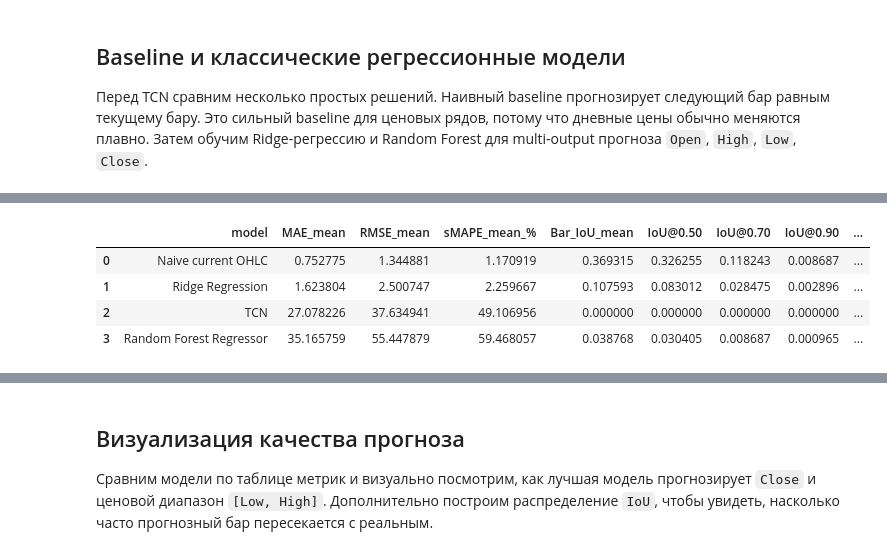
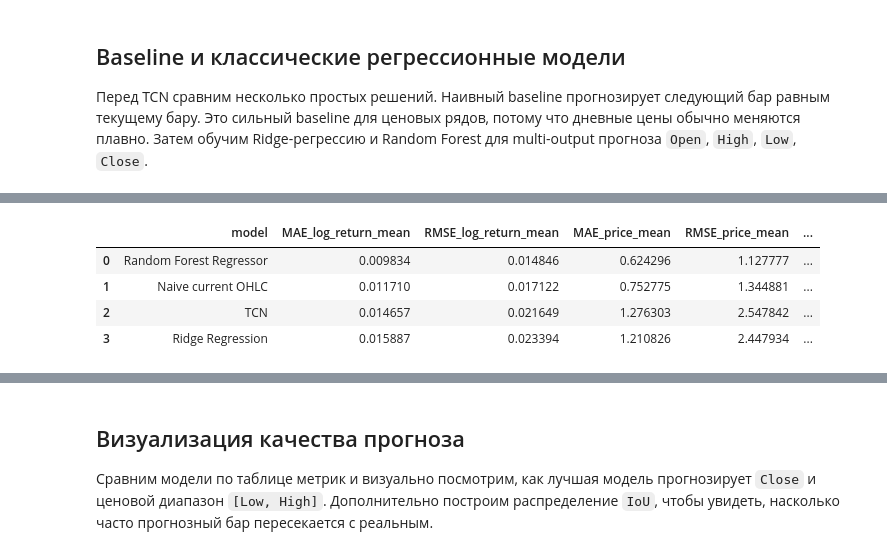
Before and after one commit to Jasintar/ml-project-2026, a Jupyter notebook: project-full.ipynb, the cells around one changed output, grey strips where cells are left out. Saved outputs shown, nothing was run; the diff lists cells and outputs as text; code cells hidden in the pictures.

```diff
--- a/project-full.ipynb
+++ b/project-full.ipynb
@@ -338,7 +340,7 @@ scikit-learn доступен в текущем kernel.
 from sklearn.compose import ColumnTransformer
 from sklearn.preprocessing import OneHotEncoder, StandardScaler
 
-feature_exclude_cols = ['Date'] + target_cols
+feature_exclude_cols = ['Date'] + target_cols + next_price_cols
 if 'Target' in reg_df.columns:
     feature_exclude_cols.append('Target')
 
@@ -346,7 +348,7 @@ X_tabular = reg_df.drop(columns=feature_exclude_cols)
 y_ohlc = reg_df[target_cols].copy()
 
 categorical_features = ['Day_of_Week', 'Month']
-binary_features = ['report_querter', 'report_year']
+binary_features = ['report_quarter', 'report_year']
 numeric_features = [
     col for col in X_tabular.columns
     if col not in categorical_features + binary_features
@@ -408,6 +410,7 @@ X_seq_test = X_seq_all[test_seq_mask]
 y_seq_test_scaled = y_seq_all[test_seq_mask]
 y_seq_test = target_scaler.inverse_transform(y_seq_test_scaled)
 seq_test_dates = reg_df['Date'].iloc[seq_row_idx[test_seq_mask]].reset_index(drop=True)
+seq_test_base_close = reg_df['Close'].iloc[seq_row_idx[test_seq_mask]].to_numpy()
 
 # Для локального запуска ограничиваем TCN последними окнами train-части.
 # Это сохраняет временную логику и не перегружает TensorFlow.
@@ -509,9 +524,12 @@ iou_by_model = {}
 
 # Сравниваем модели на одной и той же test-части после split_idx.
 y_test_values = y_test.values
+test_base_close = X_test_tab['Close'].to_numpy()
 
-naive_pred = X_test_tab[current_ohlc_cols].values
-naive_result, naive_pred_processed, naive_iou = evaluate_ohlc_forecast('Naive current OHLC', y_test_values, naive_pred)
+# Наивный прогноз: следующий бар равен текущему бару.
+# Так как таргеты теперь лог-доходности относительно Close, переводим текущий OHLC в log(OHLC / Close).
+naive_pred = np.log(X_test_tab[current_ohlc_cols].div(X_test_tab['Close'], axis=0)).values
+naive_result, naive_pred_processed, naive_iou = evaluate_ohlc_forecast('Naive current OHLC', y_test_values, naive_pred, test_base_close)
 regression_results.append(naive_result)
 predictions_by_model['Naive current OHLC'] = naive_pred_processed
 iou_by_model['Naive current OHLC'] = naive_iou
@@ -522,7 +540,7 @@ ridge_model = Pipeline(steps=[
 ])
 ridge_model.fit(X_train_tab, y_train)
 ridge_pred = ridge_model.predict(X_test_tab)
-ridge_result, ridge_pred_processed, ridge_iou = evaluate_ohlc_forecast('Ridge Regression', y_test_values, ridge_pred)
+ridge_result, ridge_pred_processed, ridge_iou = evaluate_ohlc_forecast('Ridge Regression', y_test_values, ridge_pred, test_base_close)
 regression_results.append(ridge_result)
 predictions_by_model['Ridge Regression'] = ridge_pred_processed
 iou_by_model['Ridge Regression'] = ridge_iou
@@ -539,11 +557,11 @@ rf_model = Pipeline(steps=[
 ])
 rf_model.fit(X_train_tab, y_train)
 rf_pred = rf_model.predict(X_test_tab)
-rf_result, rf_pred_processed, rf_iou = evaluate_ohlc_forecast('Random Forest Regressor', y_test_values, rf_pred)
+rf_result, rf_pred_processed, rf_iou = evaluate_ohlc_forecast('Random Forest Regressor', y_test_values, rf_pred, test_base_close)
 regression_results.append(rf_result)
 predictions_by_model['Random Forest Regressor'] = rf_pred_processed
 iou_by_model['Random Forest Regressor'] = rf_iou
 
-metrics_df = pd.DataFrame(regression_results).sort_values('MAE_mean').reset_index(drop=True)
+metrics_df = pd.DataFrame(regression_results).sort_values('MAE_log_return_mean').reset_index(drop=True)
 display(metrics_df)
 # %% [output]
@@ -558,6 +576,12 @@ TCN работает не с одной строкой, а с окном пос
 # %%
 import gc
+import os
+import time
 import importlib.util
+
+# TensorFlow GPU в текущем Windows-окружении подвисает на cuDNN.
+# Для стабильности принудительно запускаем TCN на CPU.
+os.environ['CUDA_VISIBLE_DEVICES'] = '-1'
 
 tensorflow_available = importlib.util.find_spec('tensorflow') is not None
 
@@ -565,7 +589,7 @@ if not tensorflow_available:
     print('TensorFlow не установлен в текущем Jupyter kernel.')
     print('TCN не будет обучена в этом запуске, но baseline-модели выше уже можно оценивать.')
     print('Чтобы запустить TCN, переключите kernel на Python 3.8, где TensorFlow доступен, или установите TensorFlow в совместимое окружение.')
-    metrics_df = pd.DataFrame(regression_results).sort_values('MAE_mean').reset_index(drop=True)
+    metrics_df = pd.DataFrame(regression_results).sort_values('MAE_log_return_mean').reset_index(drop=True)
     display(metrics_df)
 else:
     import tensorflow as tf
@@ -573,6 +597,12 @@ else:
 
     tf.keras.backend.clear_session()
     gc.collect()
+
+    try:
+        tf.config.set_visible_devices([], 'GPU')
+        print('TensorFlow GPU disabled: training TCN on CPU')
+    except RuntimeError:
+        print('GPU уже был инициализирован. Сделайте Restart Kernel, чтобы CPU-only режим применился корректно.')
 
     try:
         # Ограничиваем число потоков, чтобы TensorFlow не подвешивал локальное окружение.
@@ -639,7 +669,47 @@ else:
         return model
 
     tcn_model = build_tcn_model(input_shape=(X_tcn_train.shape[1], X_tcn_train.shape[2]))
+
+    print('X_tcn_train shape:', X_tcn_train.shape)
+    print('y_tcn_train shape:', y_tcn_train.shape)
+    print('X_tcn_val shape:', X_tcn_val.shape)
+    print('y_tcn_val shape:', y_tcn_val.shape)
+    print('X_seq_test shape:', X_seq_test.shape)
     print('TCN parameters:', tcn_model.count_params())
+
+    class EpochTimer(callbacks.Callback):
+        def on_train_begin(self, logs=None):
+            self.train_start = time.time()
+            self.total_batches = int(np.ceil(len(X_tcn_train) / 8))
+            print('TCN training started')
+            print(f'Train batches per epoch: {self.total_batches}')
+
+        def on_epoch_begin(self, epoch, logs=None):
+            self.epoch_start = time.time()
+            self.current_epoch = epoch + 1
+            print(f'Epoch {self.current_epoch} started')
+
+        def on_train_batch_end(self, batch, logs=None):
+            # Печатаем прогресс не на каждом батче, чтобы не перегружать notebook.
+            if (batch + 1) % 20 == 0 or (batch + 1) == self.total_batches:
+                logs = logs or {}
+                epoch_elapsed = time.time() - self.epoch_start
+                print(
+                    f"Epoch {self.current_epoch}: batch {batch + 1}/{self.total_batches} | "
+                    f"loss={logs.get('loss', float('nan')):.6f} | "
+                    f"elapsed={epoch_elapsed:.1f}s"
+                )
+
+        def on_epoch_end(self, epoch, logs=None):
+            logs = logs or {}
+            epoch_elapsed = time.time() - self.epoch_start
+            total_elapsed = time.time() - self.train_start
+            print(
+                f"Epoch {epoch + 1} finished in {epoch_elapsed:.1f}s | "
+                f"loss={logs.get('loss', float('nan')):.6f} | "
+                f"val_loss={logs.get('val_loss', float('nan')):.6f} | "
+                f"total={total_elapsed:.1f}s"
+            )
 
     early_stopping = callbacks.EarlyStopping(
         monitor='val_loss',
@@ -654,18 +724,18 @@ else:
         batch_size=8,
         validation_data=(X_tcn_val, y_tcn_val),
         shuffle=False,
-        callbacks=[early_stopping],
-        verbose=1,
+        callbacks=[early_stopping, EpochTimer()],
+        verbose=0,
     )
 
     tcn_pred_scaled = tcn_model.predict(X_seq_test)
     tcn_pred = target_scaler.inverse_transform(tcn_pred_scaled)
-    tcn_result, tcn_pred_processed, tcn_iou = evaluate_ohlc_forecast('TCN', y_seq_test, tcn_pred)
+    tcn_result, tcn_pred_processed, tcn_iou = evaluate_ohlc_forecast('TCN', y_seq_test, tcn_pred, seq_test_base_close)
 
     regression_results.append(tcn_result)
     predictions_by_model['TCN'] = tcn_pred_processed
     iou_by_model['TCN'] = tcn_iou
 
-    metrics_df = pd.DataFrame(regression_results).sort_values('MAE_mean').reset_index(drop=True)
+    metrics_df = pd.DataFrame(regression_results).sort_values('MAE_log_return_mean').reset_index(drop=True)
     display(metrics_df)
 # %% [output]
@@ -689,5 +759,5 @@ Epoch 8/8
-|  | model | MAE_mean | RMSE_mean | sMAPE_mean_% | Bar_IoU_mean | IoU@0.50 | IoU@0.70 | IoU@0.90 | ... |
-| 0 | Naive current OHLC | 0.752775 | 1.344881 | 1.170919 | 0.369315 | 0.326255 | 0.118243 | 0.008687 | ... |
-| 1 | Ridge Regression | 1.623804 | 2.500747 | 2.259667 | 0.107593 | 0.083012 | 0.028475 | 0.002896 | ... |
-| 2 | TCN | 27.078226 | 37.634941 | 49.106956 | 0.000000 | 0.000000 | 0.000000 | 0.000000 | ... |
-| 3 | Random Forest Regressor | 35.165759 | 55.447879 | 59.468057 | 0.038768 | 0.030405 | 0.008687 | 0.000965 | ... |
+|  | model | MAE_log_return_mean | RMSE_log_return_mean | MAE_price_mean | RMSE_price_mean | ... |
+| 0 | Random Forest Regressor | 0.009834 | 0.014846 | 0.624296 | 1.127777 | ... |
+| 1 | Naive current OHLC | 0.011710 | 0.017122 | 0.752775 | 1.344881 | ... |
+| 2 | TCN | 0.014657 | 0.021649 | 1.276303 | 2.547842 | ... |
+| 3 | Ridge Regression | 0.015887 | 0.023394 | 1.210826 | 2.447934 | ... |
```
Also changed, not shown: parts of 13 cells of this notebook.
